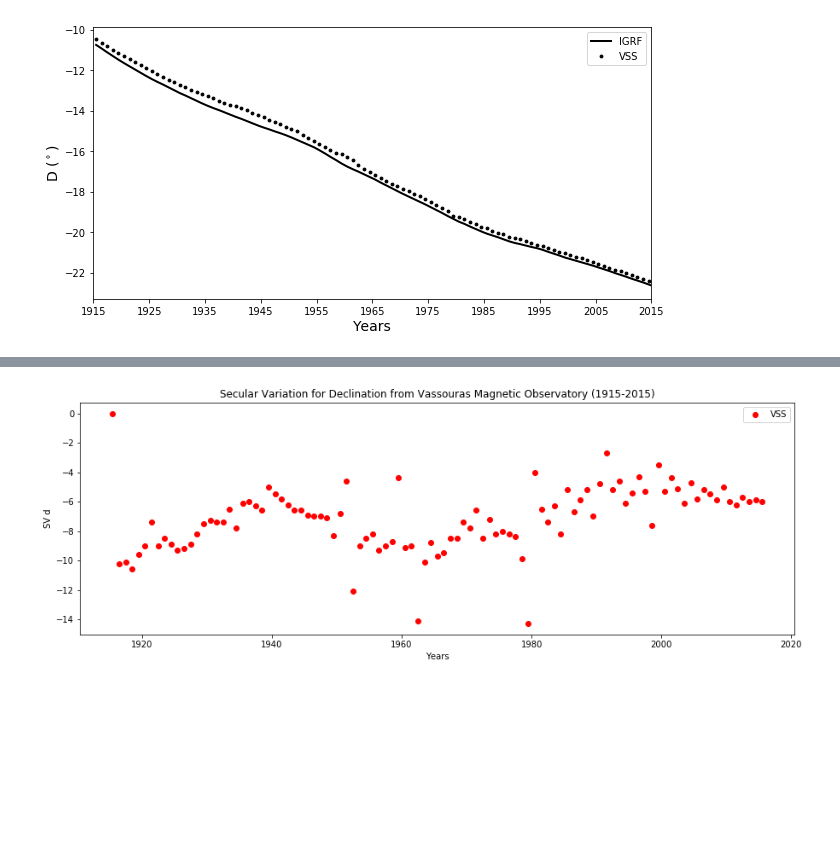
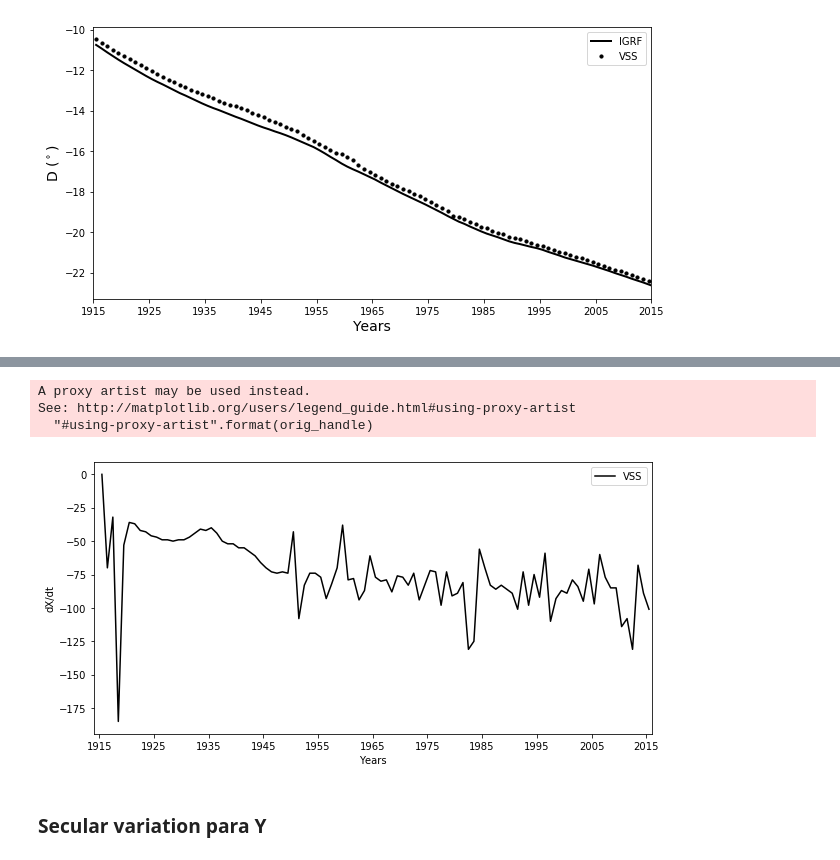
Before and after one commit to arturbenevides/Geomagnetismo, a Jupyter notebook: Observatório Magnético de Vassouras/Codes para II Pangeo/100anosVSS.ipynb, the cells around one changed output, grey strips where cells are left out. Saved outputs shown, nothing was run; the diff lists cells and outputs as text; code cells hidden in the pictures; blank space fills up the shorter version.

Commit message:
update
atualização do código que gera o gráfico com os 100 anos de vassouras e inclusão dos gráficos.

```diff
--- a/Observatório Magnético de Vassouras/Codes para II Pangeo/100anosVSS.ipynb
+++ b/Observatório Magnético de Vassouras/Codes para II Pangeo/100anosVSS.ipynb
@@ -94,22 +277,29 @@ fig.savefig('D.png', dpi=300)
 # %%
 yr= VSS[:,0]
-sv_x = sec_var(VSS[:,1])
+sv_x = sec_var(VSS[:,4])
 #igrf_svd = sec_var(igrf[:,1])
 
-fig = plt.figure(figsize=(15.0, 5.0))
+fig = plt.figure(figsize=(10.0, 5.0))
 
-Vass = plt.scatter(yr,sv_x, label="VSS", color='red')
+Vass = plt.plot(yr,sv_x, label="VSS", color='black')
+#Vass = plt.scatter(yr,sv_x, label="VSS", color='red')
 #IGRF = plt.scatter(yr,sv_d, label="IGRF", color='gray')
 
-plt.title('Secular Variation for Declination from Vassouras Magnetic Observatory (1915-2015)')
+#plt.title('Secular Variation for Declination from Vassouras Magnetic Observatory (1915-2015)')
 plt.legend([Vass], ["Vass"])
 plt.legend()
 
 
-plt.ylabel('SV d')
+plt.ylabel('dX/dt')
 plt.xlabel('Years')
+plt.xticks(np.arange(1915, 2016, 10))
+pylab.xlim([1914,2016])
 plt.show()
-
-fig.savefig('SV_D.png', dpi=300)
+fig.savefig('SV_XLINE.png', dpi=300)
 # %% [output]
+A proxy artist may be used instead.
+See: http://matplotlib.org/users/legend_guide.html#using-proxy-artist
+  "#using-proxy-artist".format(orig_handle)
-[figure, old version]
+[figure, new version]
+# %% [markdown]
+### Secular variation para Y
```
Also changed, not shown: parts of 23 cells of this notebook, 20 other files.
